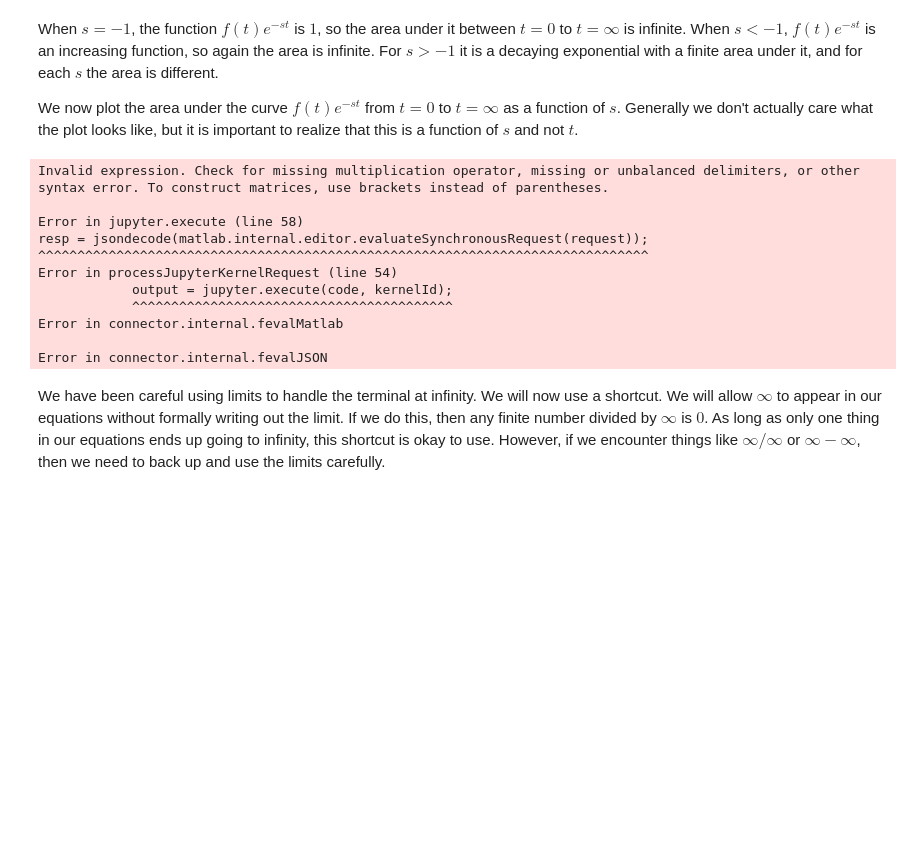
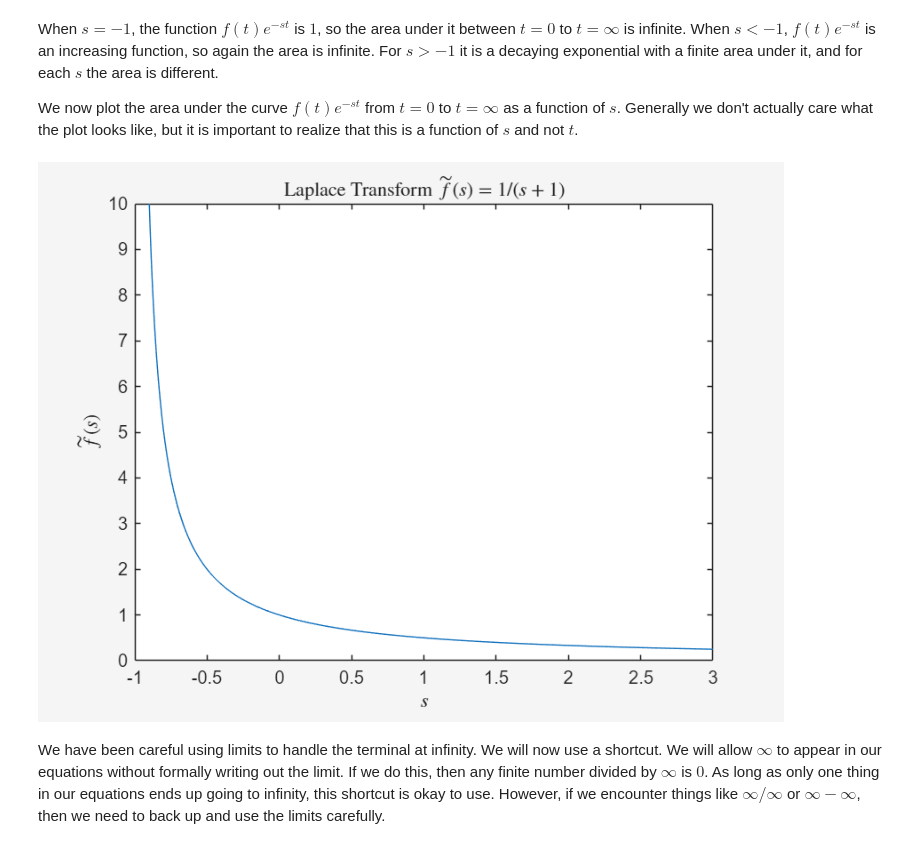
Before and after one commit to joelmiller/Laplace, a Jupyter notebook: MAT2VCA_Laplace/notebooks/LaplaceDef.ipynb, the cells around one changed output. Cells and saved outputs as stored; diff of their text form; code cells hidden in the pictures; blank space fills up the shorter version.

Commit message:
fix typo in LaplaceDef

```diff
--- a/MAT2VCA_Laplace/notebooks/LaplaceDef.ipynb
+++ b/MAT2VCA_Laplace/notebooks/LaplaceDef.ipynb
@@ -150,20 +150,13 @@ We now plot the area under the curve $f(t)e^{-st}$ from $t=0$ to $t=\infty$ as a
 # %%
 
 s = linspace(-1,3,1001);
 plot(s(2:end), 1./(s(2:end)+1));
-title(r'Laplace Transform $\tilde{f}(s)=1/(s+1)$', 'Interpreter', 'latex')
+title('Laplace Transform $\tilde{f}(s)=1/(s+1)$', 'Interpreter', 'latex')
+xlabel('$s$', 'Interpreter', 'latex')
+ylabel('$\tilde{f}(s)$', 'Interpreter', 'latex')
+ylim([0,10])
 # %% [output]
-Invalid expression. Check for missing multiplication operator, missing or unbalanced delimiters, or other syntax error. To construct matrices, use brackets instead of parentheses.
-
-Error in jupyter.execute (line 58)
-resp = jsondecode(matlab.internal.editor.evaluateSynchronousRequest(request));
-^^^^^^^^^^^^^^^^^^^^^^^^^^^^^^^^^^^^^^^^^^^^^^^^^^^^^^^^^^^^^^^^^^^^^^^^^^^^^^
-Error in processJupyterKernelRequest (line 54)
-            output = jupyter.execute(code, kernelId);
-            ^^^^^^^^^^^^^^^^^^^^^^^^^^^^^^^^^^^^^^^^^
-Error in connector.internal.fevalMatlab
-
-Error in connector.internal.fevalJSON
+[figure, added]
 # %% [markdown]
 
 We have been careful using limits to handle the terminal at infinity.  We will now use a shortcut.  We will allow $\infty$ to appear in our equations without formally writing out the limit.  If we do this, then any finite number divided by $\infty$ is $0$.  As long as only one thing in our equations ends up going to infinity, this shortcut is okay to use.  However, if we encounter things like $\infty/\infty$ or $\infty-\infty$, then we need to back up and use the limits carefully.
```
Also changed, not shown: 5 other files.
